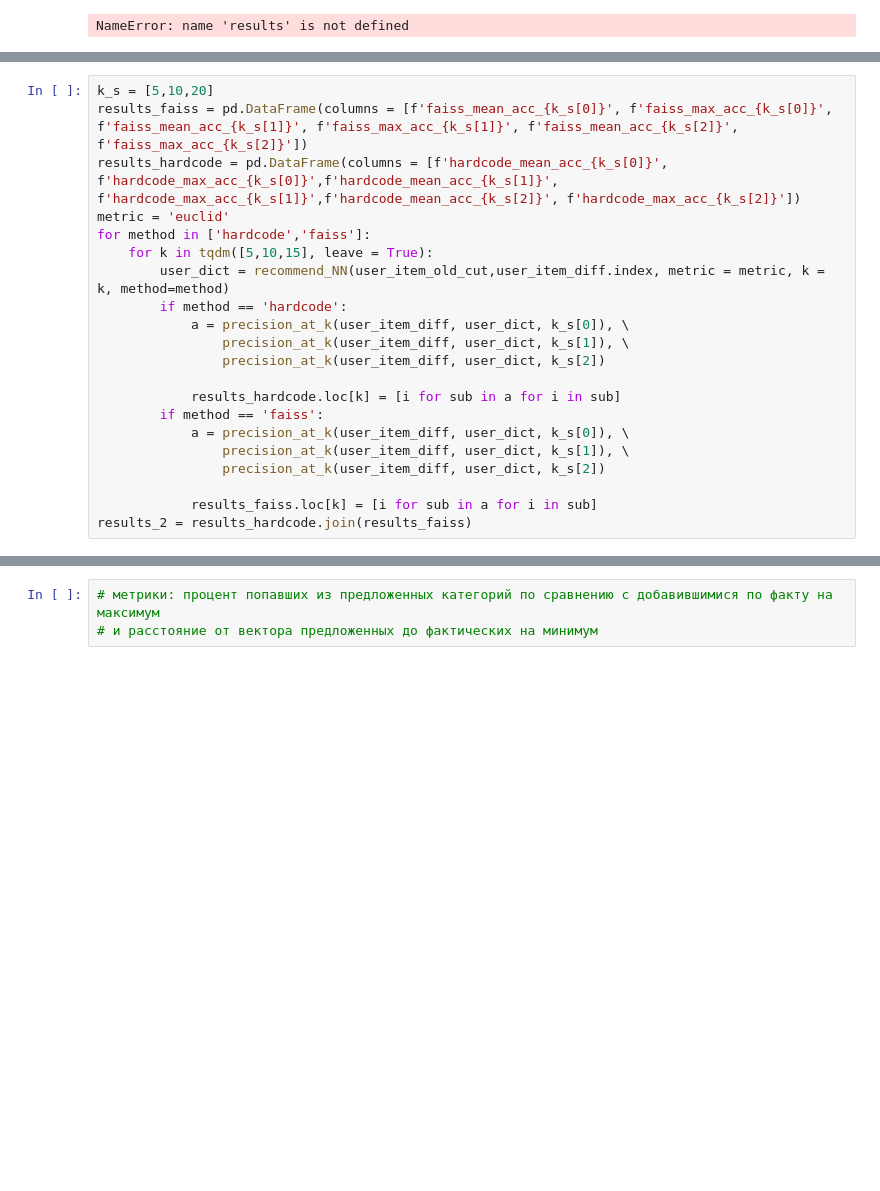
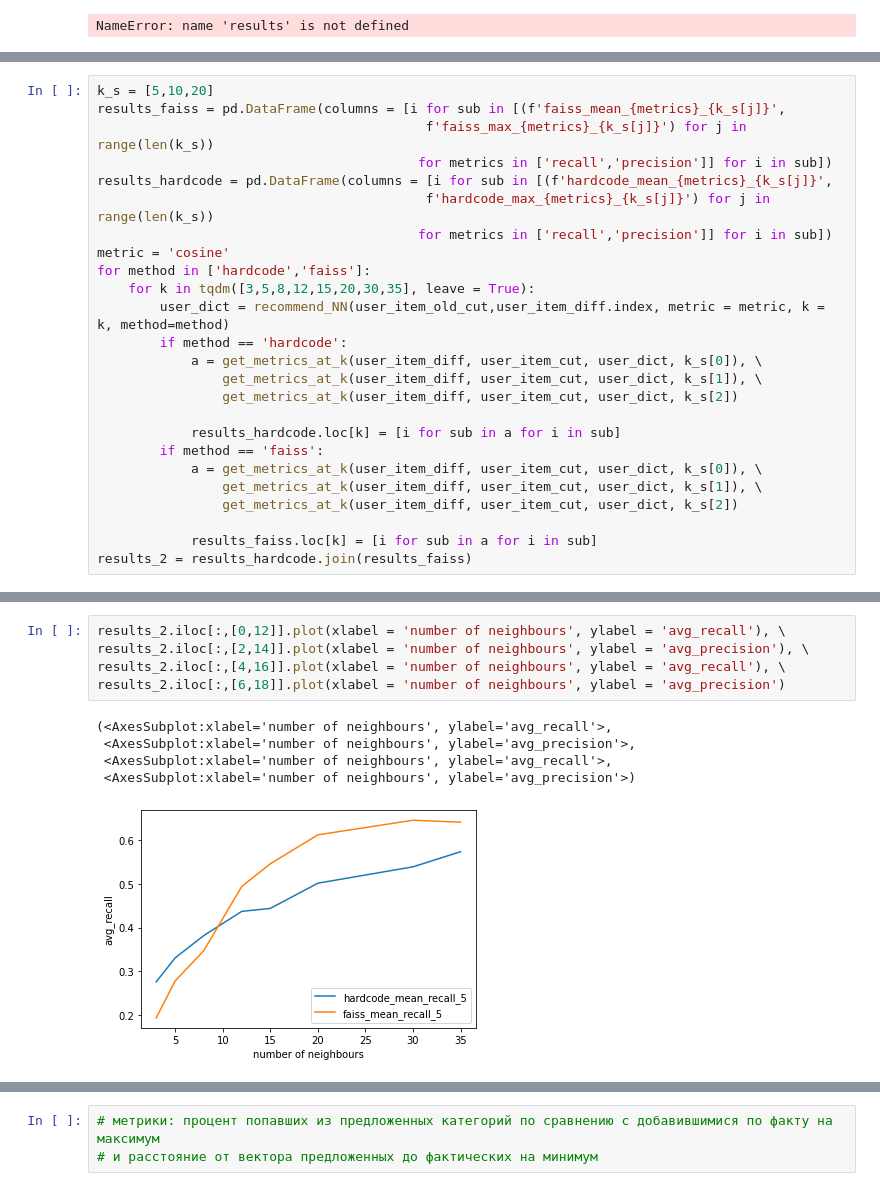
Before and after one commit to salamoslam/recommendations, a Jupyter notebook: notebooks/collaborative_filtration.ipynb, the cells around one changed output, grey strips where cells are left out. Cells and saved outputs as stored; diff of their text form; blank space fills up the shorter version.

```diff
--- a/notebooks/collaborative_filtration.ipynb
+++ b/notebooks/collaborative_filtration.ipynb
@@ -425,21 +509,25 @@ results1.iloc[:,[0,12]].plot(), results1.iloc[:,[2,14]].plot()
 # %%
 k_s = [5,10,20]
-results_faiss = pd.DataFrame(columns = [f'faiss_mean_acc_{k_s[0]}', f'faiss_max_acc_{k_s[0]}', f'faiss_mean_acc_{k_s[1]}', f'faiss_max_acc_{k_s[1]}', f'faiss_mean_acc_{k_s[2]}', f'faiss_max_acc_{k_s[2]}'])
-results_hardcode = pd.DataFrame(columns = [f'hardcode_mean_acc_{k_s[0]}', f'hardcode_max_acc_{k_s[0]}',f'hardcode_mean_acc_{k_s[1]}', f'hardcode_max_acc_{k_s[1]}',f'hardcode_mean_acc_{k_s[2]}', f'hardcode_max_acc_{k_s[2]}'])
-metric = 'euclid'
+results_faiss = pd.DataFrame(columns = [i for sub in [(f'faiss_mean_{metrics}_{k_s[j]}',
+                                          f'faiss_max_{metrics}_{k_s[j]}') for j in range(len(k_s))
+                                         for metrics in ['recall','precision']] for i in sub])
+results_hardcode = pd.DataFrame(columns = [i for sub in [(f'hardcode_mean_{metrics}_{k_s[j]}',
+                                          f'hardcode_max_{metrics}_{k_s[j]}') for j in range(len(k_s))
+                                         for metrics in ['recall','precision']] for i in sub])
+metric = 'cosine'
 for method in ['hardcode','faiss']:
-    for k in tqdm([5,10,15], leave = True):
+    for k in tqdm([3,5,8,12,15,20,30,35], leave = True):
         user_dict = recommend_NN(user_item_old_cut,user_item_diff.index, metric = metric, k = k, method=method)
         if method == 'hardcode':
-            a = precision_at_k(user_item_diff, user_dict, k_s[0]), \
-                precision_at_k(user_item_diff, user_dict, k_s[1]), \
-                precision_at_k(user_item_diff, user_dict, k_s[2])
+            a = get_metrics_at_k(user_item_diff, user_item_cut, user_dict, k_s[0]), \
+                get_metrics_at_k(user_item_diff, user_item_cut, user_dict, k_s[1]), \
+                get_metrics_at_k(user_item_diff, user_item_cut, user_dict, k_s[2])
 
             results_hardcode.loc[k] = [i for sub in a for i in sub]
         if method == 'faiss':
-            a = precision_at_k(user_item_diff, user_dict, k_s[0]), \
-                precision_at_k(user_item_diff, user_dict, k_s[1]), \
-                precision_at_k(user_item_diff, user_dict, k_s[2])
+            a = get_metrics_at_k(user_item_diff, user_item_cut, user_dict, k_s[0]), \
+                get_metrics_at_k(user_item_diff, user_item_cut, user_dict, k_s[1]), \
+                get_metrics_at_k(user_item_diff, user_item_cut, user_dict, k_s[2])
 
             results_faiss.loc[k] = [i for sub in a for i in sub]
 results_2 = results_hardcode.join(results_faiss)
@@ -452,0 +534,11 @@ results_2.iloc[:,[0,6]].plot(), results_2.iloc[:,[2,8]].plot(), results_2.iloc[:
+# %%
+results_2.iloc[:,[0,12]].plot(xlabel = 'number of neighbours', ylabel = 'avg_recall'), \
+results_2.iloc[:,[2,14]].plot(xlabel = 'number of neighbours', ylabel = 'avg_precision'), \
+results_2.iloc[:,[4,16]].plot(xlabel = 'number of neighbours', ylabel = 'avg_recall'), \
+results_2.iloc[:,[6,18]].plot(xlabel = 'number of neighbours', ylabel = 'avg_precision')
+# %% [output]
+(<AxesSubplot:xlabel='number of neighbours', ylabel='avg_recall'>,
+ <AxesSubplot:xlabel='number of neighbours', ylabel='avg_precision'>,
+ <AxesSubplot:xlabel='number of neighbours', ylabel='avg_recall'>,
+ <AxesSubplot:xlabel='number of neighbours', ylabel='avg_precision'>)
+[figure, added]
```
Also changed, not shown: parts of 25 cells of this notebook, 5 other files.
